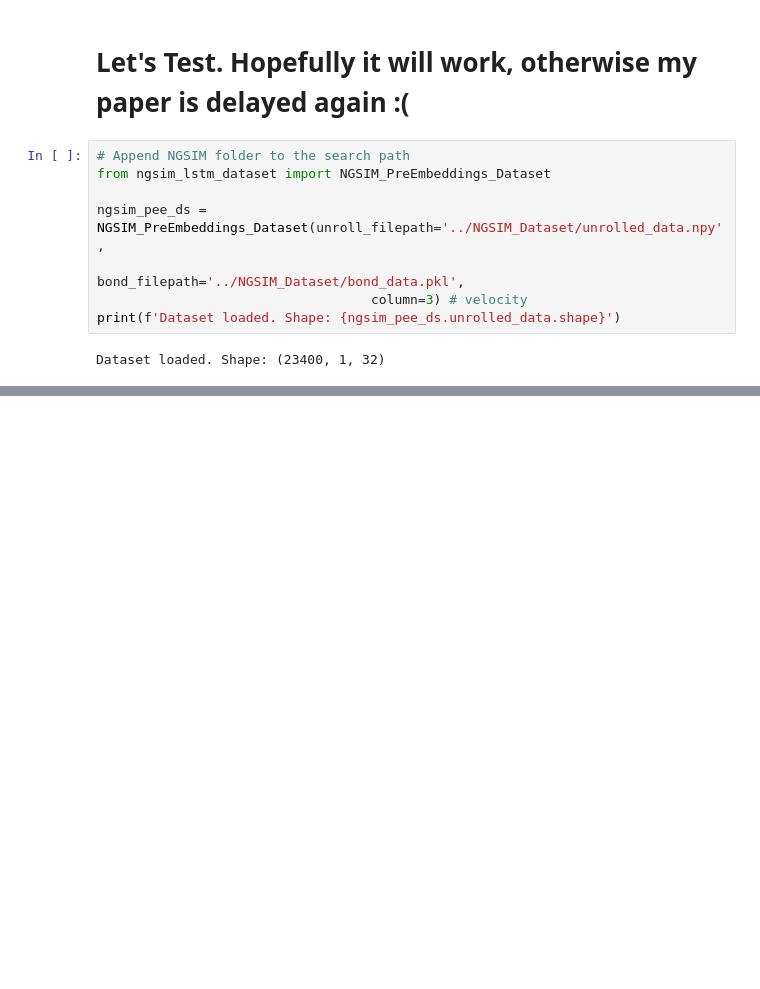
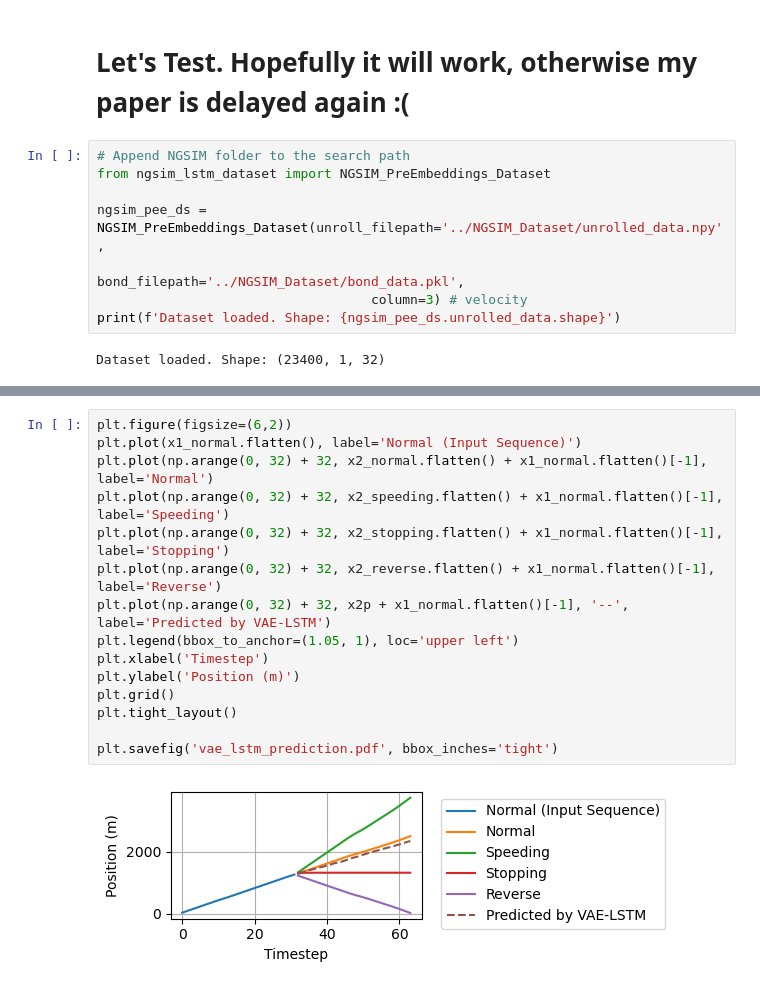
Before and after one commit to thinhhoang95/ClaudeTANOGAN, a Jupyter notebook: VAELSTM/eval_arch.ipynb, the cells around one changed output, grey strips where cells are left out. Saved outputs shown, nothing was run; the diff lists cells and outputs as text; blank space fills up the shorter version.

```diff
--- a/VAELSTM/eval_arch.ipynb
+++ b/VAELSTM/eval_arch.ipynb
@@ -68,0 +99,17 @@ NameError: name 'model' is not defined
+# %%
+plt.figure(figsize=(6,2))
+plt.plot(x1_normal.flatten(), label='Normal (Input Sequence)')
+plt.plot(np.arange(0, 32) + 32, x2_normal.flatten() + x1_normal.flatten()[-1], label='Normal')
+plt.plot(np.arange(0, 32) + 32, x2_speeding.flatten() + x1_normal.flatten()[-1], label='Speeding')
+plt.plot(np.arange(0, 32) + 32, x2_stopping.flatten() + x1_normal.flatten()[-1], label='Stopping')
+plt.plot(np.arange(0, 32) + 32, x2_reverse.flatten() + x1_normal.flatten()[-1], label='Reverse')
+plt.plot(np.arange(0, 32) + 32, x2p + x1_normal.flatten()[-1], '--', label='Predicted by VAE-LSTM')
+plt.legend(bbox_to_anchor=(1.05, 1), loc='upper left')
+plt.xlabel('Timestep')
+plt.ylabel('Position (m)')
+plt.grid()
+plt.tight_layout()
+
+plt.savefig('vae_lstm_prediction.pdf', bbox_inches='tight')
+# %% [output]
+[figure, added]
```
Also changed, not shown: parts of 10 cells of this notebook, 4 other files.
